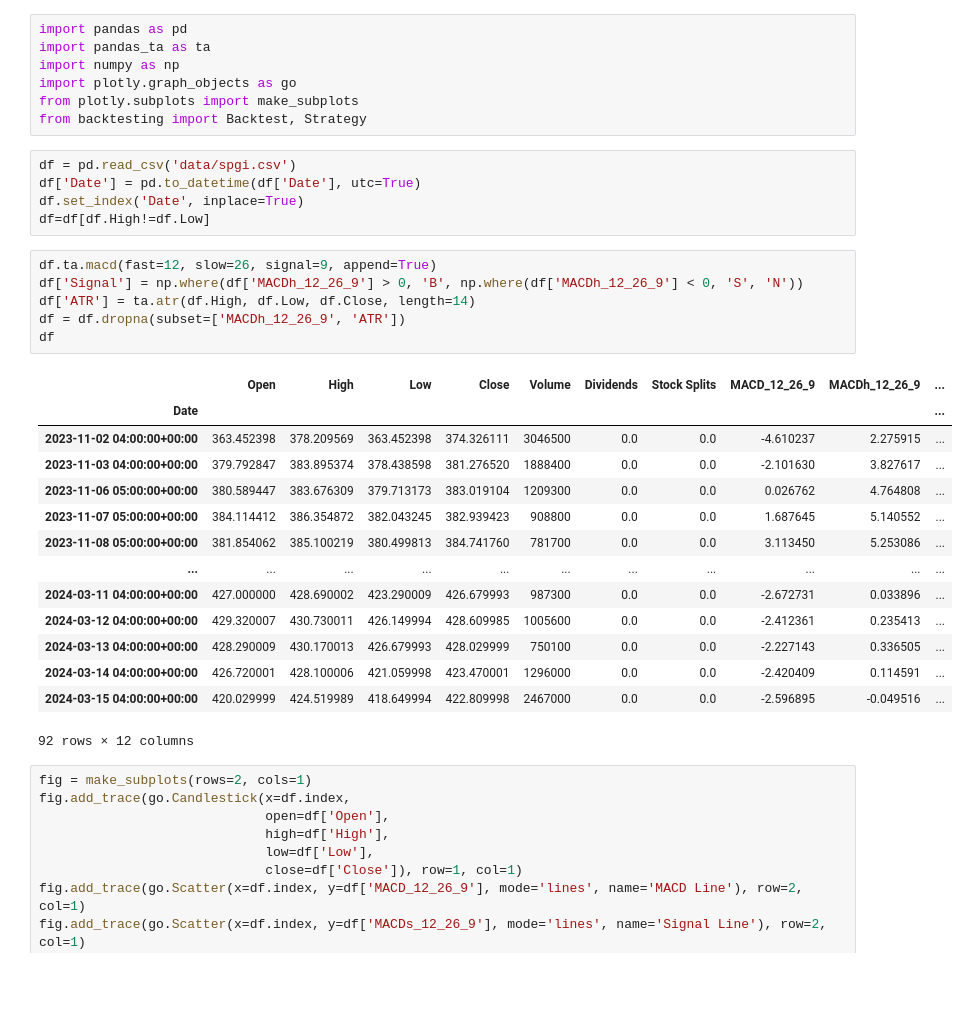
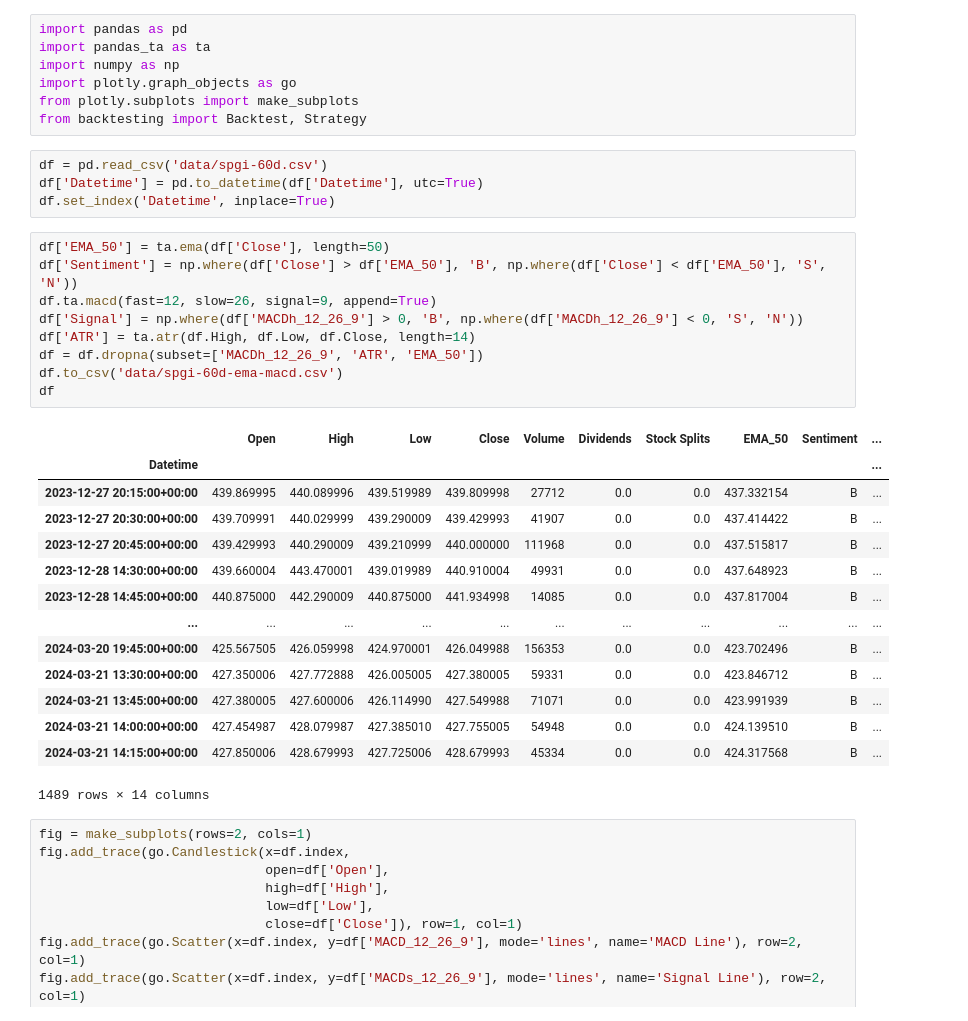
Before and after one commit to andrewchaa/trading-strategies, a Jupyter notebook: strategy-macd.ipynb, the cells around one changed output. Cells and saved outputs as stored; diff of their text form; blank space fills up the shorter version.

Commit message:
Added sentiment

```diff
--- a/strategy-macd.ipynb
+++ b/strategy-macd.ipynb
@@ -6,31 +6,33 @@ import plotly.graph_objects as go
 from plotly.subplots import make_subplots
 from backtesting import Backtest, Strategy
 # %%
-df = pd.read_csv('data/spgi.csv')
-df['Date'] = pd.to_datetime(df['Date'], utc=True)
-df.set_index('Date', inplace=True)
-df=df[df.High!=df.Low]
+df = pd.read_csv('data/spgi-60d.csv')
+df['Datetime'] = pd.to_datetime(df['Datetime'], utc=True)
+df.set_index('Datetime', inplace=True)
 # %%
+df['EMA_50'] = ta.ema(df['Close'], length=50)
+df['Sentiment'] = np.where(df['Close'] > df['EMA_50'], 'B', np.where(df['Close'] < df['EMA_50'], 'S', 'N'))
 df.ta.macd(fast=12, slow=26, signal=9, append=True)
 df['Signal'] = np.where(df['MACDh_12_26_9'] > 0, 'B', np.where(df['MACDh_12_26_9'] < 0, 'S', 'N'))
 df['ATR'] = ta.atr(df.High, df.Low, df.Close, length=14)
-df = df.dropna(subset=['MACDh_12_26_9', 'ATR'])
+df = df.dropna(subset=['MACDh_12_26_9', 'ATR', 'EMA_50'])
+df.to_csv('data/spgi-60d-ema-macd.csv')
 df
 # %% [output]
-|  | Open | High | Low | Close | Volume | Dividends | Stock Splits | MACD_12_26_9 | MACDh_12_26_9 | ... |
-| Date |  |  |  |  |  |  |  |  |  | ... |
-| 2023-11-02 04:00:00+00:00 | 363.452398 | 378.209569 | 363.452398 | 374.326111 | 3046500 | 0.0 | 0.0 | -4.610237 | 2.275915 | ... |
-| 2023-11-03 04:00:00+00:00 | 379.792847 | 383.895374 | 378.438598 | 381.276520 | 1888400 | 0.0 | 0.0 | -2.101630 | 3.827617 | ... |
-| 2023-11-06 05:00:00+00:00 | 380.589447 | 383.676309 | 379.713173 | 383.019104 | 1209300 | 0.0 | 0.0 | 0.026762 | 4.764808 | ... |
-| 2023-11-07 05:00:00+00:00 | 384.114412 | 386.354872 | 382.043245 | 382.939423 | 908800 | 0.0 | 0.0 | 1.687645 | 5.140552 | ... |
-| 2023-11-08 05:00:00+00:00 | 381.854062 | 385.100219 | 380.499813 | 384.741760 | 781700 | 0.0 | 0.0 | 3.113450 | 5.253086 | ... |
+|  | Open | High | Low | Close | Volume | Dividends | Stock Splits | EMA_50 | Sentiment | ... |
+| Datetime |  |  |  |  |  |  |  |  |  | ... |
+| 2023-12-27 20:15:00+00:00 | 439.869995 | 440.089996 | 439.519989 | 439.809998 | 27712 | 0.0 | 0.0 | 437.332154 | B | ... |
+| 2023-12-27 20:30:00+00:00 | 439.709991 | 440.029999 | 439.290009 | 439.429993 | 41907 | 0.0 | 0.0 | 437.414422 | B | ... |
+| 2023-12-27 20:45:00+00:00 | 439.429993 | 440.290009 | 439.210999 | 440.000000 | 111968 | 0.0 | 0.0 | 437.515817 | B | ... |
+| 2023-12-28 14:30:00+00:00 | 439.660004 | 443.470001 | 439.019989 | 440.910004 | 49931 | 0.0 | 0.0 | 437.648923 | B | ... |
+| 2023-12-28 14:45:00+00:00 | 440.875000 | 442.290009 | 440.875000 | 441.934998 | 14085 | 0.0 | 0.0 | 437.817004 | B | ... |
 | ... | ... | ... | ... | ... | ... | ... | ... | ... | ... | ... |
-| 2024-03-11 04:00:00+00:00 | 427.000000 | 428.690002 | 423.290009 | 426.679993 | 987300 | 0.0 | 0.0 | -2.672731 | 0.033896 | ... |
-| 2024-03-12 04:00:00+00:00 | 429.320007 | 430.730011 | 426.149994 | 428.609985 | 1005600 | 0.0 | 0.0 | -2.412361 | 0.235413 | ... |
-| 2024-03-13 04:00:00+00:00 | 428.290009 | 430.170013 | 426.679993 | 428.029999 | 750100 | 0.0 | 0.0 | -2.227143 | 0.336505 | ... |
-| 2024-03-14 04:00:00+00:00 | 426.720001 | 428.100006 | 421.059998 | 423.470001 | 1296000 | 0.0 | 0.0 | -2.420409 | 0.114591 | ... |
-| 2024-03-15 04:00:00+00:00 | 420.029999 | 424.519989 | 418.649994 | 422.809998 | 2467000 | 0.0 | 0.0 | -2.596895 | -0.049516 | ... |
+| 2024-03-20 19:45:00+00:00 | 425.567505 | 426.059998 | 424.970001 | 426.049988 | 156353 | 0.0 | 0.0 | 423.702496 | B | ... |
+| 2024-03-21 13:30:00+00:00 | 427.350006 | 427.772888 | 426.005005 | 427.380005 | 59331 | 0.0 | 0.0 | 423.846712 | B | ... |
+| 2024-03-21 13:45:00+00:00 | 427.380005 | 427.600006 | 426.114990 | 427.549988 | 71071 | 0.0 | 0.0 | 423.991939 | B | ... |
+| 2024-03-21 14:00:00+00:00 | 427.454987 | 428.079987 | 427.385010 | 427.755005 | 54948 | 0.0 | 0.0 | 424.139510 | B | ... |
+| 2024-03-21 14:15:00+00:00 | 427.850006 | 428.679993 | 427.725006 | 428.679993 | 45334 | 0.0 | 0.0 | 424.317568 | B | ... |
-92 rows × 12 columns
+1489 rows × 14 columns
 # %%
 fig = make_subplots(rows=2, cols=1)
 fig.add_trace(go.Candlestick(x=df.index,
```
Also changed, not shown: parts of 1 cell of this notebook, 7 other files.
